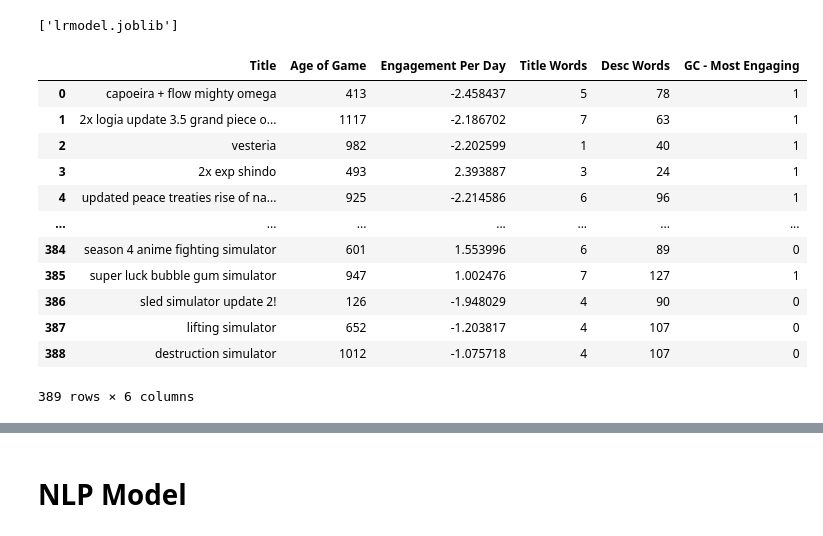
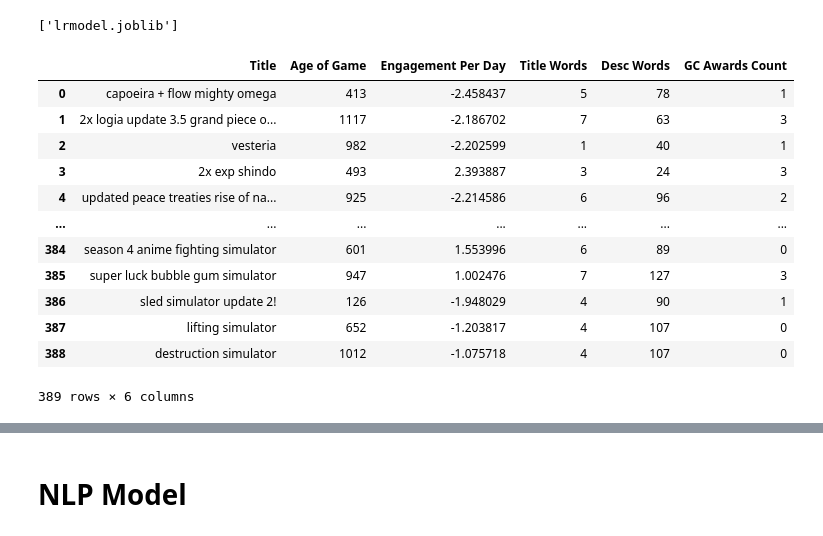
Before and after one commit to swatskool/final_project, a Jupyter notebook: Modeling.ipynb, the cells around one changed output, grey strips where cells are left out. Drawn from its saved outputs; the diff is of its cells as text; code cells hidden in the pictures.

```diff
--- a/Modeling.ipynb
+++ b/Modeling.ipynb
@@ -32,8 +33,9 @@ title_length=[]
 
 game_limit = len(df)
 for idx , row in df[:game_limit].iterrows():
-    t = (row['Title']).replace('[','')
-    t = t.replace(']', '')
+#     t = (row['Title']).replace('[','')
+#     t = t.replace(']', '')
+    t = deEmojify(row['Title'])
     d=deEmojify(row['Description'])
     desc.append(d)
     titles.append(t)
@@ -75,7 +97,7 @@ df
 | 388 | 388 | destruction simulator | All Genres | 2233791 | 7 | 367798173 | 547043 | ... |
 389 rows × 26 columns
 # %%
-df=df.drop(['Unnamed: 0', 'Favorite count', 'Maximum Visits', 'Total Visitors', 'likes count', 'dislikes count', 'Description', 'Date Created'], axis=1)
+# df=df.drop(['Unnamed: 0', 'Favorite count', 'Maximum Visits', 'Total Visitors', 'likes count', 'dislikes count', 'Description', 'Date Created'], axis=1)
 # %%
 df.columns
 # %% [output]
@@ -86,8 +110,8 @@ Index(['Title', 'Genre', 'Date Updated', 'GC - Most Engaging',
        'Title length', 'Desc length', 'Title Words', 'Desc Words'],
       dtype='object')
 # %%
-df=df.drop(['Date Updated', 'GC - Up-and-Coming', 'GC - Popular', 'GC - People Love',
-       'Current Date', 'Ratings Per Day'], axis=1)
+# df=df.drop(['Date Updated', 'GC - Up-and-Coming', 'GC - Popular', 'GC - People Love',
+#        'Current Date', 'Ratings Per Day'], axis=1)
 # %%
 df
 # %% [output]
@@ -106,0 +270,4 @@ df
+# %%
+df['GC Awards Count']=df[['GC - Most Engaging', 'GC - Up-and-Coming', 'GC - Popular', 'GC - People Love']].sum(axis=1)
+df['GC Awards Count'].hist()
+plt.show()
@@ -198,19 +403,19 @@ joblib.dump(classifier, 'lrmodel.joblib')
 # %% [output]
 ['lrmodel.joblib']
 # %%
-newdf=df[['Title','Age of Game', 'Engagement Per Day', 'Title Words', 'Desc Words', 'GC - Most Engaging']]
+newdf=df[['Title','Age of Game', 'Engagement Per Day', 'Title Words', 'Desc Words', 'GC Awards Count']]
 newdf
 # %% [output]
-|  | Title | Age of Game | Engagement Per Day | Title Words | Desc Words | GC - Most Engaging |
+|  | Title | Age of Game | Engagement Per Day | Title Words | Desc Words | GC Awards Count |
 | 0 | capoeira + flow mighty omega | 413 | -2.458437 | 5 | 78 | 1 |
-| 1 | 2x logia update 3.5 grand piece o... | 1117 | -2.186702 | 7 | 63 | 1 |
+| 1 | 2x logia update 3.5 grand piece o... | 1117 | -2.186702 | 7 | 63 | 3 |
 | 2 | vesteria | 982 | -2.202599 | 1 | 40 | 1 |
-| 3 | 2x exp shindo | 493 | 2.393887 | 3 | 24 | 1 |
-| 4 | updated peace treaties rise of na... | 925 | -2.214586 | 6 | 96 | 1 |
+| 3 | 2x exp shindo | 493 | 2.393887 | 3 | 24 | 3 |
+| 4 | updated peace treaties rise of na... | 925 | -2.214586 | 6 | 96 | 2 |
 | ... | ... | ... | ... | ... | ... | ... |
 | 384 | season 4 anime fighting simulator | 601 | 1.553996 | 6 | 89 | 0 |
-| 385 | super luck bubble gum simulator | 947 | 1.002476 | 7 | 127 | 1 |
-| 386 | sled simulator update 2! | 126 | -1.948029 | 4 | 90 | 0 |
+| 385 | super luck bubble gum simulator | 947 | 1.002476 | 7 | 127 | 3 |
+| 386 | sled simulator update 2! | 126 | -1.948029 | 4 | 90 | 1 |
 | 387 | lifting simulator | 652 | -1.203817 | 4 | 107 | 0 |
 | 388 | destruction simulator | 1012 | -1.075718 | 4 | 107 | 0 |
 389 rows × 6 columns
```
Also changed, not shown: parts of 31 cells of this notebook, 19 other files.
